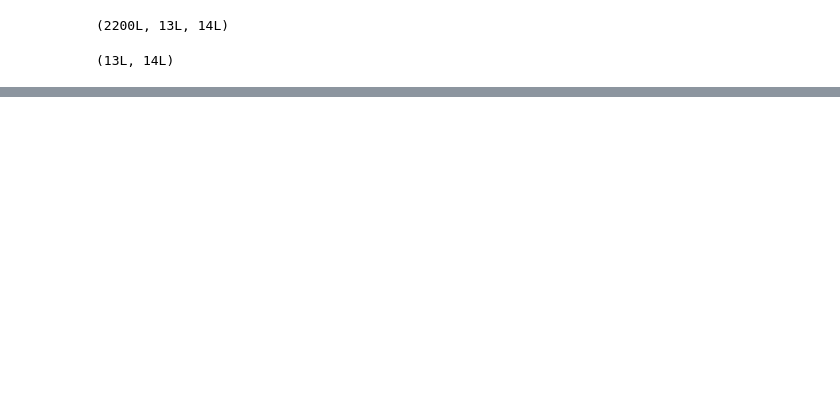
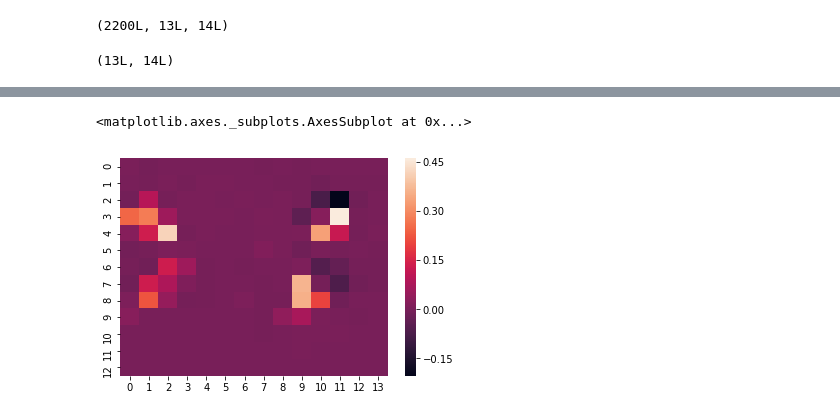
Before and after one commit to sonumeewa/BTP, a Jupyter notebook: BTP.ipynb, the cells around one changed output, grey strips where cells are left out. Cells and saved outputs as stored; diff of their text form; code cells hidden in the pictures; blank space fills up the shorter version.

```diff
--- a/BTP.ipynb
+++ b/BTP.ipynb
@@ -57,0 +81,11 @@ sns.heatmap(spatial)
+# %%
+# Temporal Representation
+# After downsampling take frames with 50 <= t < 150
+temporal_frames = downsample(data)[50:150]
+
+temporal_max = np.max(temporal_frames)
+
+sns.heatmap(temporal_frames[0] / temporal_max)
+# %% [output]
+<matplotlib.axes._subplots.AxesSubplot at 0x...>
+[figure, added]
```
Also changed, not shown: parts of 11 cells of this notebook.
